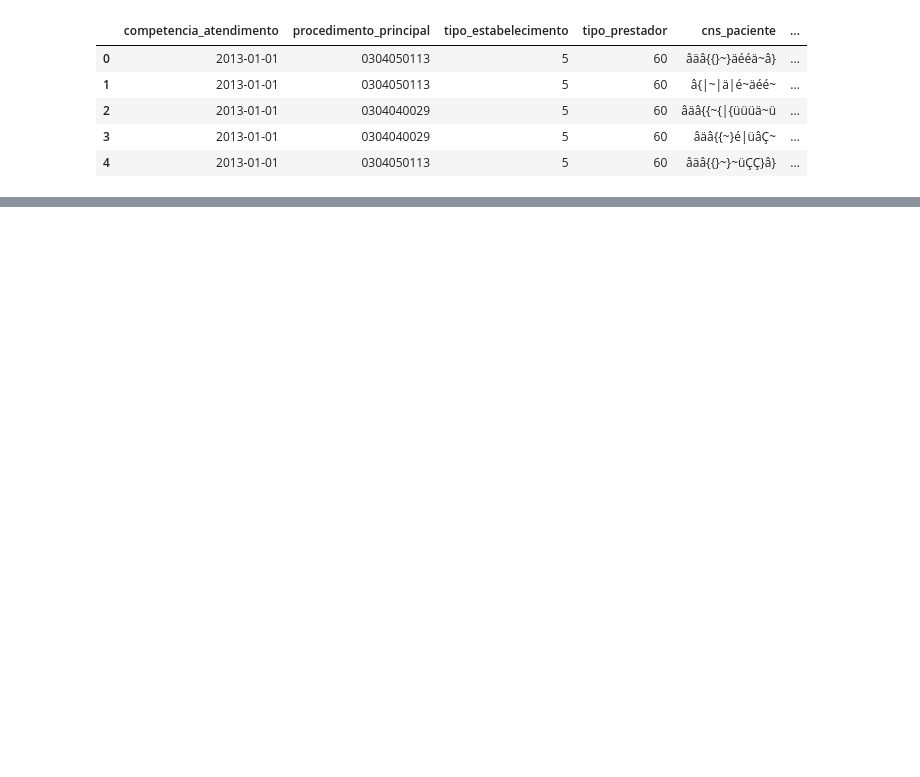
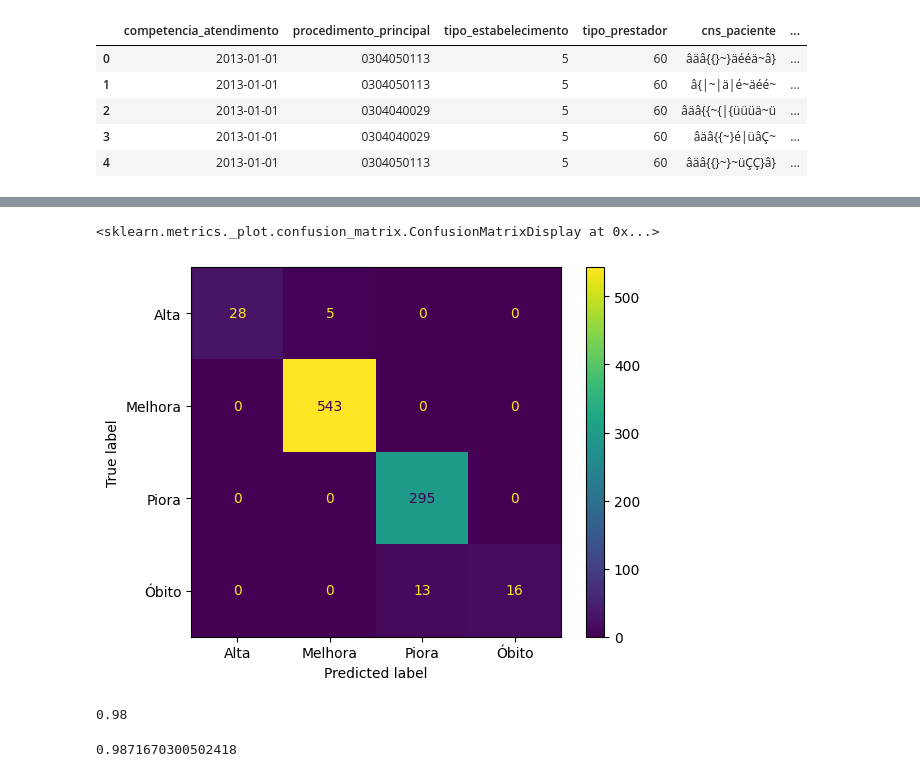
Before and after one commit to TiamatCod3/ia-saude, a Jupyter notebook: src/analise.ipynb, the cells around one changed output, grey strips where cells are left out. Drawn from its saved outputs; the diff is of its cells as text; code cells hidden in the pictures; blank space fills up the shorter version.

Commit message:
modelo logistico rodado

```diff
--- a/src/analise.ipynb
+++ b/src/analise.ipynb
@@ -552,0 +619,4 @@ Name: desfecho, dtype: int64
+# %%
+df = df.loc[df['desfecho'] != 'SemDesfecho',:]
+df_analise = df[['cns_paciente', 'procedimento_inicial', 'idade_inicial', 'raca_cor', 'trata_fora_municipio', 'estadiamento_inicio', 'desfecho']]
+df_analise.head()
@@ -552,0 +630,6 @@ Name: desfecho, dtype: int64
+# %%
+df = df.sort_values(by=['cns_paciente', 'competencia_atendimento'])
+# df.head()
+df_analise = df.groupby(['cns_paciente', 'procedimento_inicial', 'idade_inicial', 'raca_cor', 'trata_fora_municipio', 'estadiamento_inicio', 'desfecho']).first()
+df_analise = df_analise.reset_index()
+df_analise = df_analise[['cns_paciente', 'procedimento_inicial', 'idade_inicial', 'raca_cor', 'trata_fora_municipio', 'estadiamento_inicio', 'desfecho']]
@@ -552,0 +647,6 @@ Name: desfecho, dtype: int64
+# %%
+# df_analise =  pd.get_dummies(df_analise, drop_first=True)
+# df_analise.head()
+
+y = df_analise['desfecho']
+X = pd.get_dummies(df_analise.drop(['desfecho', 'cns_paciente'], axis=1), drop_first=True)
@@ -552,0 +671,9 @@ Name: desfecho, dtype: int64
+# %%
+from sklearn.model_selection import train_test_split
+X_start, X_test, y_start, y_test = train_test_split(X, y,test_size=0.2,random_state=42)
+#Divisão para execução da validação cruzada
+X_train, X_val, y_train, y_val = train_test_split(X_start, y_start,test_size=0.2,random_state=101)
+from sklearn.linear_model import LogisticRegression
+model = LogisticRegression()
+model.fit(X_train, y_train)
+y_pred = model.predict(X_val)
@@ -552,0 +688,15 @@ Name: desfecho, dtype: int64
+# %%
+from sklearn.metrics import confusion_matrix, accuracy_score, precision_score, ConfusionMatrixDisplay,classification_report
+confusion_matrix(y_val, y_pred)
+ConfusionMatrixDisplay.from_predictions(y_val, y_pred)
+# %% [output]
+<sklearn.metrics._plot.confusion_matrix.ConfusionMatrixDisplay at 0x...>
+[figure, added]
+# %%
+accuracy_score(y_val, y_pred)
+# %% [output]
+0.98
+# %%
+print(precision_score(y_val, y_pred, average='macro'))
+# %% [output]
+0.9871670300502418
```
Also changed, not shown: parts of 47 cells of this notebook.
